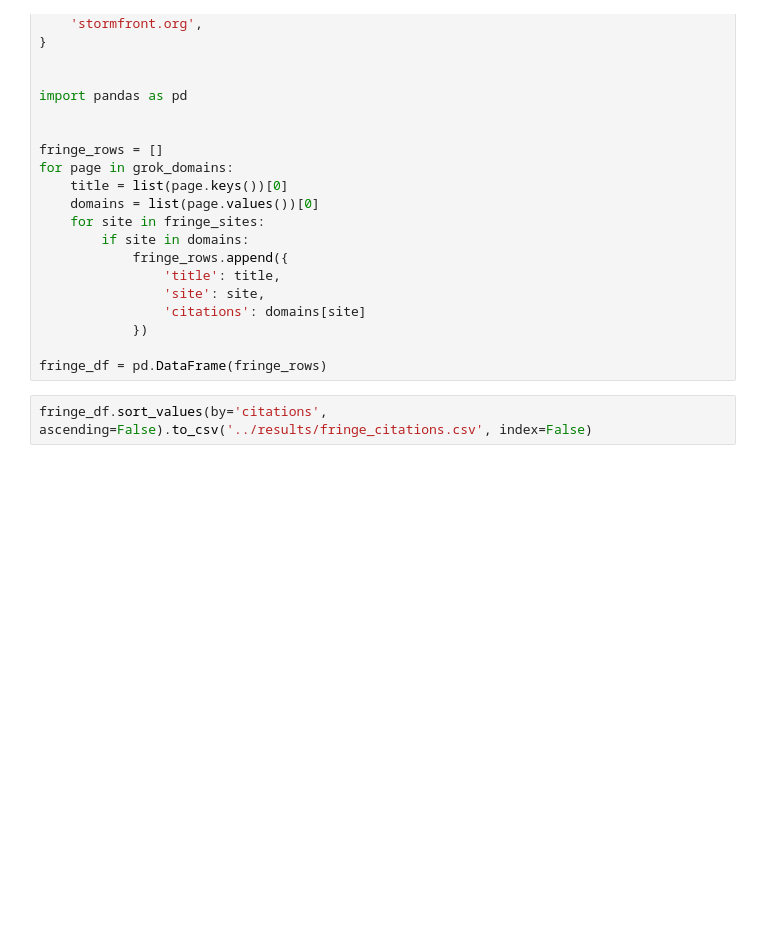
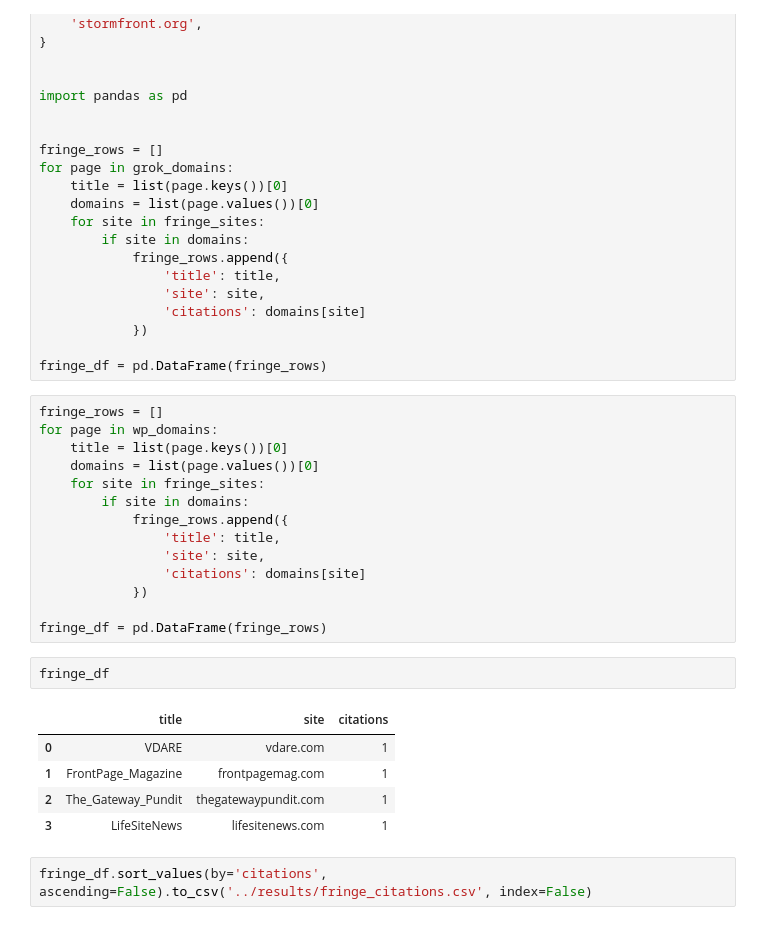
Before and after one commit to htried/wiki-grok-comparison, a Jupyter notebook: notebooks/06_citation_analysis.ipynb, the cells around one changed output. Drawn from its saved outputs; the diff is of its cells as text; blank space fills up the shorter version.

```diff
--- a/notebooks/06_citation_analysis.ipynb
+++ b/notebooks/06_citation_analysis.ipynb
@@ -1451,6 +1663,28 @@ for page in grok_domains:
             })
 
 fringe_df = pd.DataFrame(fringe_rows)
+# %%
+fringe_rows = []
+for page in wp_domains:
+    title = list(page.keys())[0]
+    domains = list(page.values())[0]
+    for site in fringe_sites:
+        if site in domains:
+            fringe_rows.append({
+                'title': title,
+                'site': site,
+                'citations': domains[site]
+            })
+
+fringe_df = pd.DataFrame(fringe_rows)
+# %%
+fringe_df
+# %% [output]
+|  | title | site | citations |
+| 0 | VDARE | vdare.com | 1 |
+| 1 | FrontPage_Magazine | frontpagemag.com | 1 |
+| 2 | The_Gateway_Pundit | thegatewaypundit.com | 1 |
+| 3 | LifeSiteNews | lifesitenews.com | 1 |
 # %%
 fringe_df.sort_values(by='citations', ascending=False).to_csv('../results/fringe_citations.csv', index=False)
 # %%
```
Also changed, not shown: parts of 7 cells of this notebook, 40 other files.
